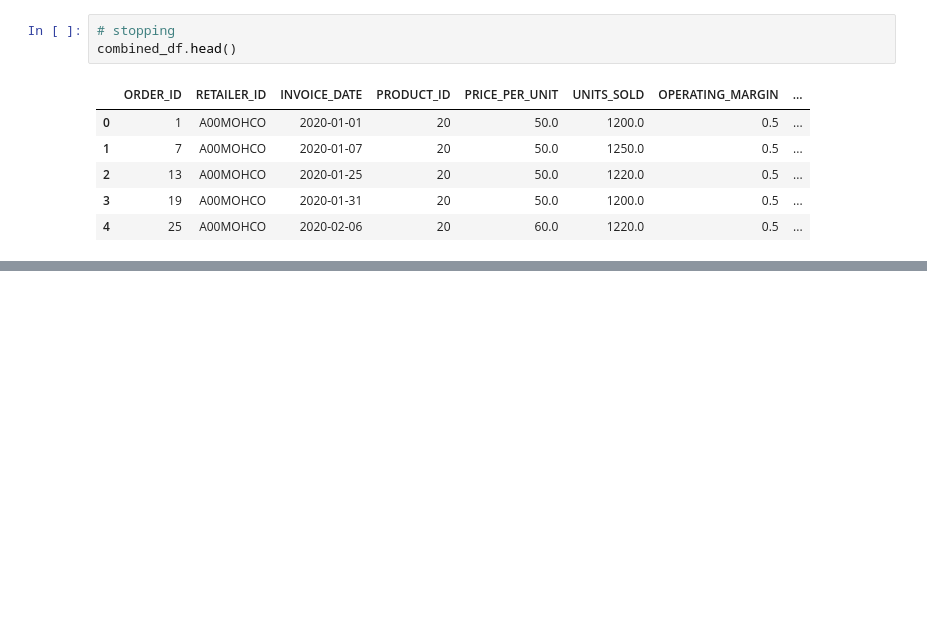
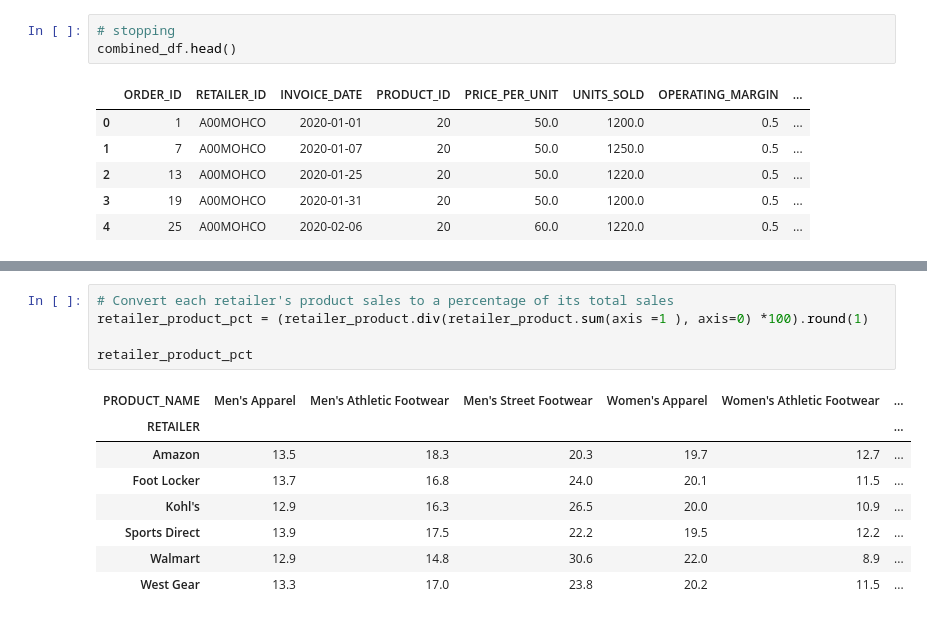
Before and after one commit to Cory-Suhr/rush-sales-analysis-final-project, a Jupyter notebook: rush_sales_analysis.ipynb, the cells around one changed output, grey strips where cells are left out. Cells and saved outputs as stored; diff of their text form; blank space fills up the shorter version.

```diff
--- a/rush_sales_analysis.ipynb
+++ b/rush_sales_analysis.ipynb
@@ -639,0 +824,14 @@ combined_df.head()
+# %%
+# Convert each retailer's product sales to a percentage of its total sales
+retailer_product_pct = (retailer_product.div(retailer_product.sum(axis =1 ), axis=0) *100).round(1)
+
+retailer_product_pct
+# %% [output]
+| PRODUCT_NAME | Men's Apparel | Men's Athletic Footwear | Men's Street Footwear | Women's Apparel | Women's Athletic Footwear | ... |
+| RETAILER |  |  |  |  |  | ... |
+| Amazon | 13.5 | 18.3 | 20.3 | 19.7 | 12.7 | ... |
+| Foot Locker | 13.7 | 16.8 | 24.0 | 20.1 | 11.5 | ... |
+| Kohl's | 12.9 | 16.3 | 26.5 | 20.0 | 10.9 | ... |
+| Sports Direct | 13.9 | 17.5 | 22.2 | 19.5 | 12.2 | ... |
+| Walmart | 12.9 | 14.8 | 30.6 | 22.0 | 8.9 | ... |
+| West Gear | 13.3 | 17.0 | 23.8 | 20.2 | 11.5 | ... |
```
Also changed, not shown: parts of 21 cells of this notebook.
